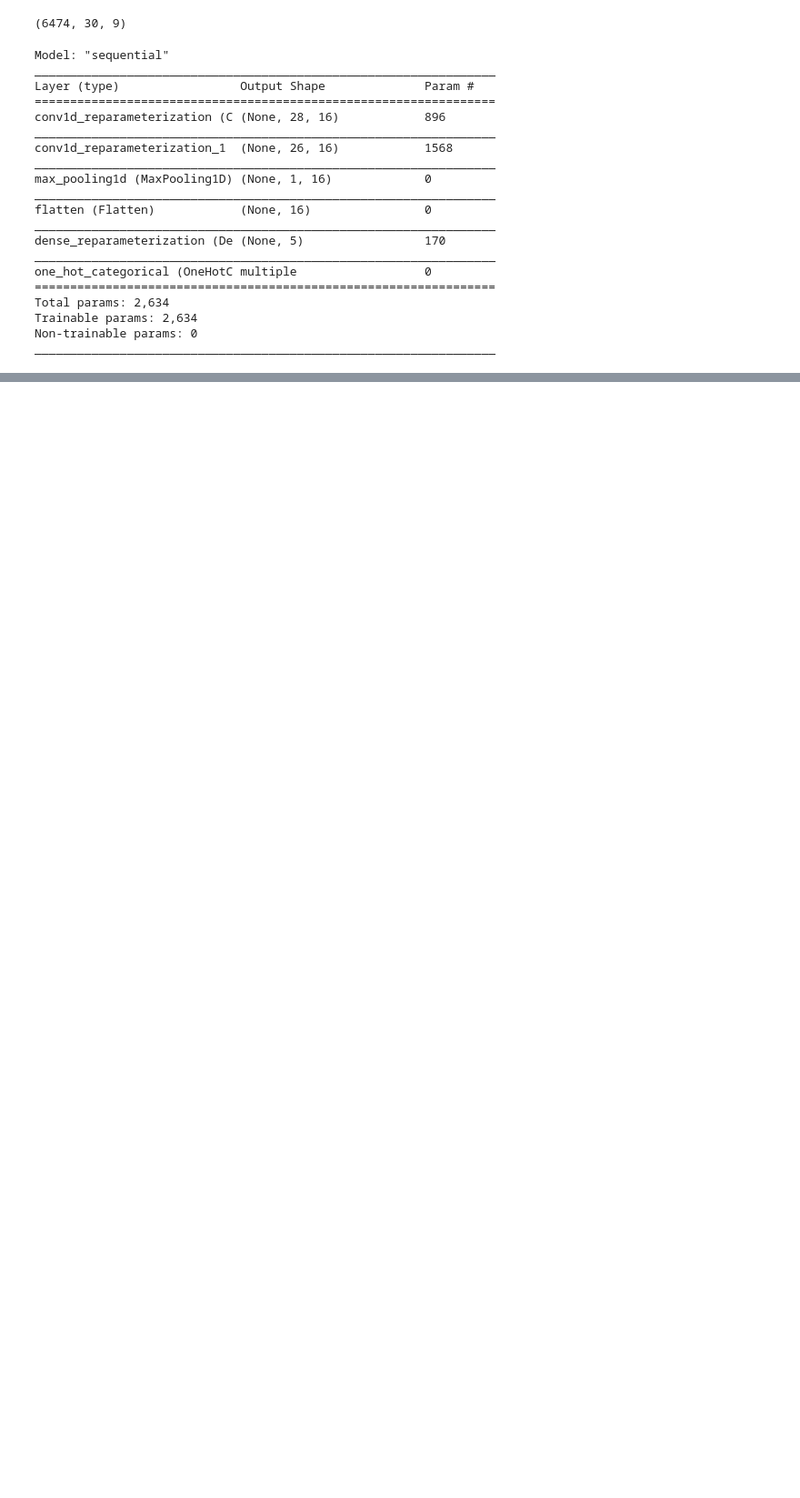
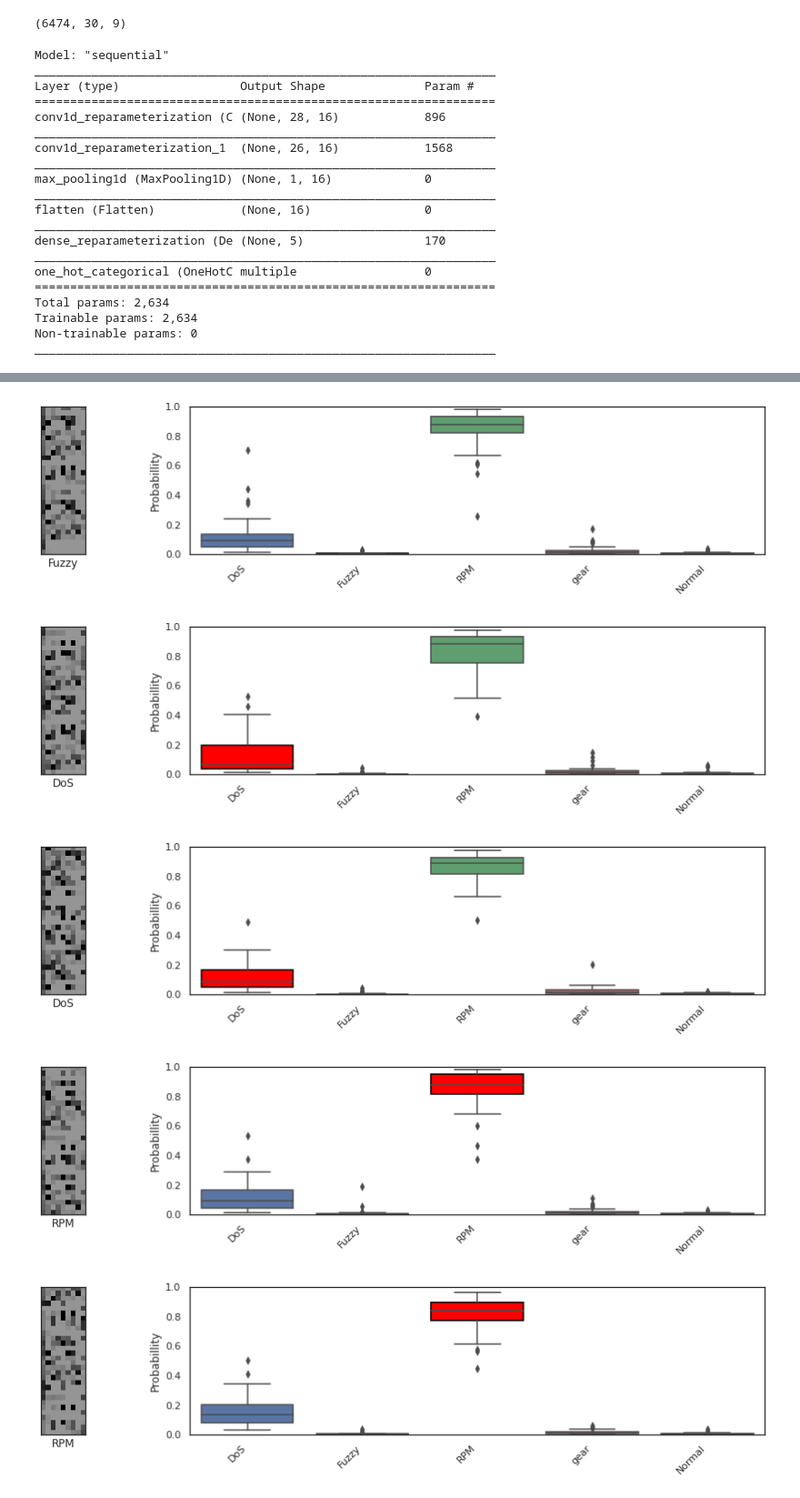
Before and after one commit to ainilaha/ppl_car_hacking, a Jupyter notebook: bayesian_net.ipynb, the cells around one changed output, grey strips where cells are left out. Shown at 91% size. Cells and saved outputs as stored; diff of their text form; code cells hidden in the pictures; blank space fills up the shorter version.

```diff
--- a/bayesian_net.ipynb
+++ b/bayesian_net.ipynb
@@ -174,5 +195,43 @@ y_test = dataset.label.to_list()
 # %%
 label_list = ['DoS', 'Fuzzy', 'RPM', 'gear',  'Normal']
+# %%
+def plot_pred_dist(act_num,n_samples=50):
+    label = data_util.label_to_activity[y_test[act_num]]
+    fig, axes = plt.subplots(1,2,figsize=(15,3),gridspec_kw={'width_ratios': [1, 5]})
+    axes[0].imshow(x_test[act_num], cmap='Greys', vmin=-1, vmax=1)
+#     ax.axis('off')
+    axes[0].axes.yaxis.set_ticks([])
+    axes[0].axes.xaxis.set_ticks([])
+    axes[0].set_xlabel(label)
+#     plt.show()
+
+
+    pred_prob = np.empty(shape=(n_samples, 5))
+    for i in range(n_samples):
+        pred_prob[i] = model(x_test[1][np.newaxis, ...]).mean().numpy()[0]
+#     plt.figure(figsize=(10,3))
+    axes[1] = sns.boxplot(data=pred_prob)
+
+    mybox = axes[1].artists[y_test[act_num]]
+
+    # Change the appearance of that box
+    mybox.set_facecolor('red')
+    mybox.set_edgecolor('black')
+
+
+    axes[1].set_xticks(np.arange(5))
+    axes[1].set_xticklabels(label_list,rotation=45, horizontalalignment='right')
+    axes[1].set_ylim([0, 1])
+    axes[1].set_ylabel('Probabillity')
+    plt.show();
+for i in [1,10,250,600,650]:
+    plot_pred_dist(i)
+# %% [output]
+[figure, added]
+[figure, added]
+[figure, added]
+[figure, added]
+[figure, added]
 # %%
 def analyse_model_predictions(action_num):
 
```
Also changed, not shown: parts of 8 cells of this notebook, 3 other files.
